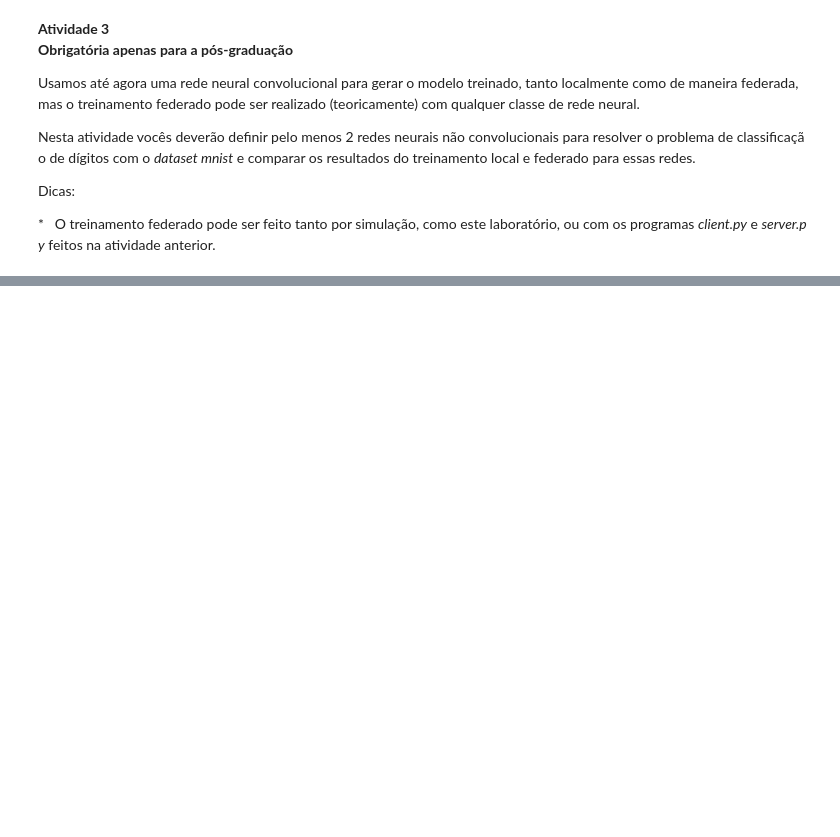
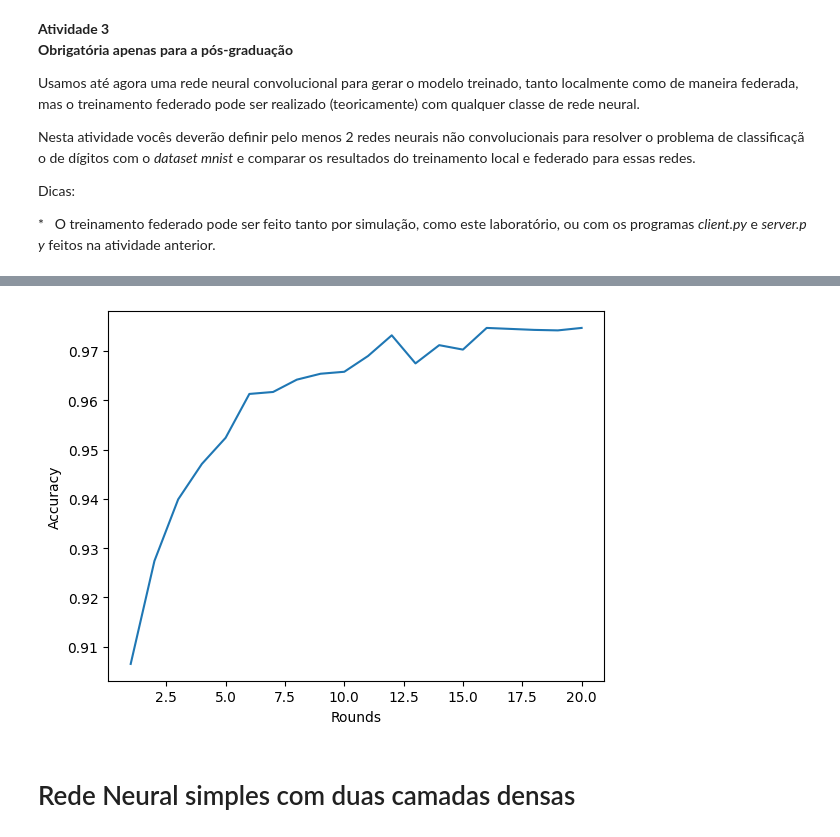
Before and after one commit to thiago-tsms/UFES-programacao-paralela, a Jupyter notebook: Laboratório II/Lab_2_Aprendizado_Federado.ipynb, the cells around one changed output, grey strips where cells are left out. Drawn from its saved outputs; the diff is of its cells as text; code cells hidden in the pictures; blank space fills up the shorter version.

```diff
--- a/Laboratório II/Lab_2_Aprendizado_Federado.ipynb
+++ b/Laboratório II/Lab_2_Aprendizado_Federado.ipynb
@@ -831,0 +1125,7 @@ Dicas:
+# %%
+history20 = fl.simulation.start_simulation(
+    client_fn=client_fn_random,
+    num_clients=num_clients,
+    config=fl.server.ServerConfig(num_rounds=20),
+    strategy=strategy,
+)
@@ -831,0 +1220,9 @@ Dicas:
+# %%
+plt.plot(*zip(*history20.metrics_distributed['accuracy']))
+plt.xlabel("Rounds")
+plt.ylabel("Accuracy")
+plt.show()
+# %% [output]
+[figure, added]
+# %% [markdown]
+# Rede Neural simples com duas camadas densas
```
Also changed, not shown: parts of 50 cells of this notebook, 1 other file.
